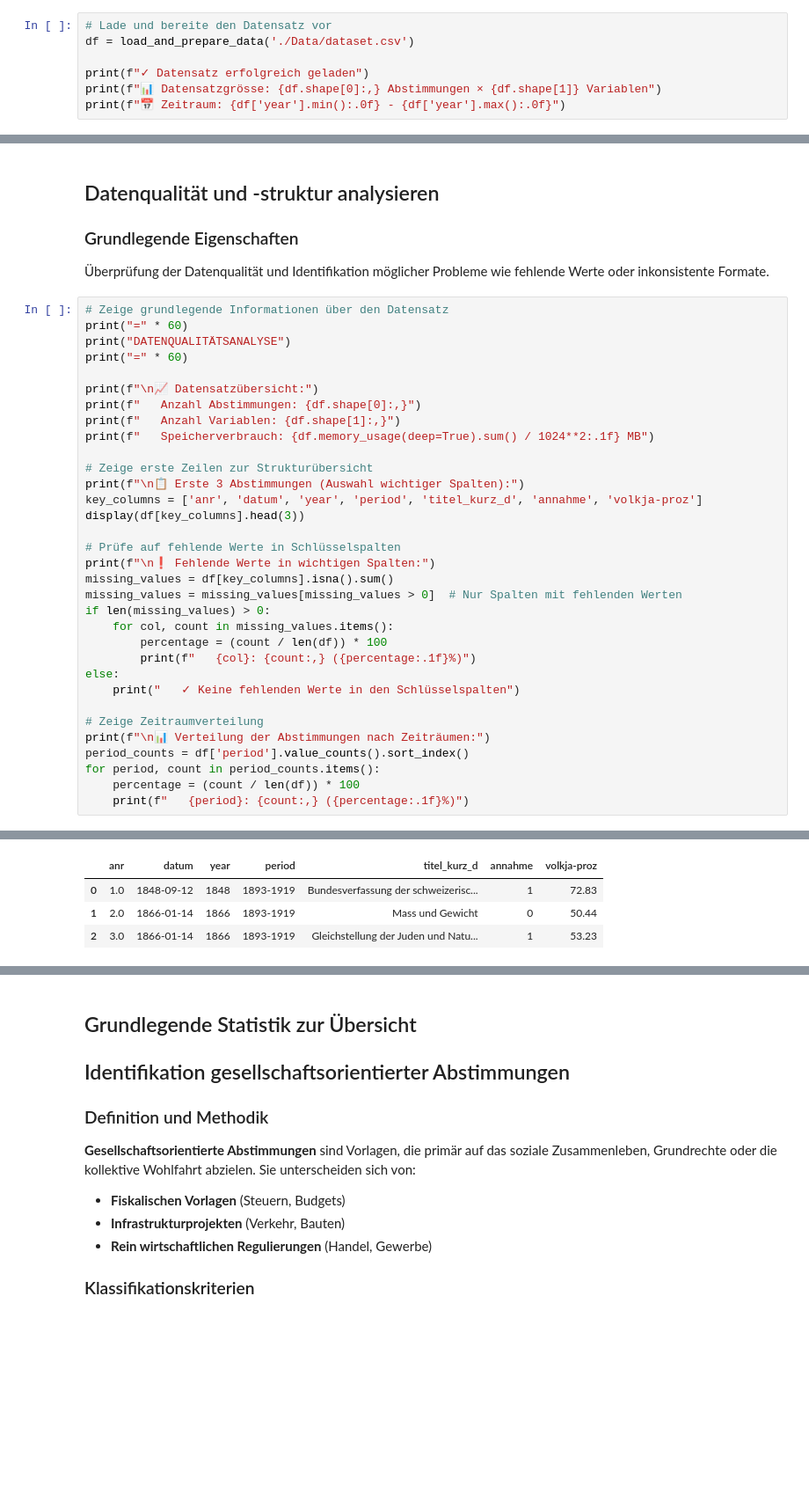
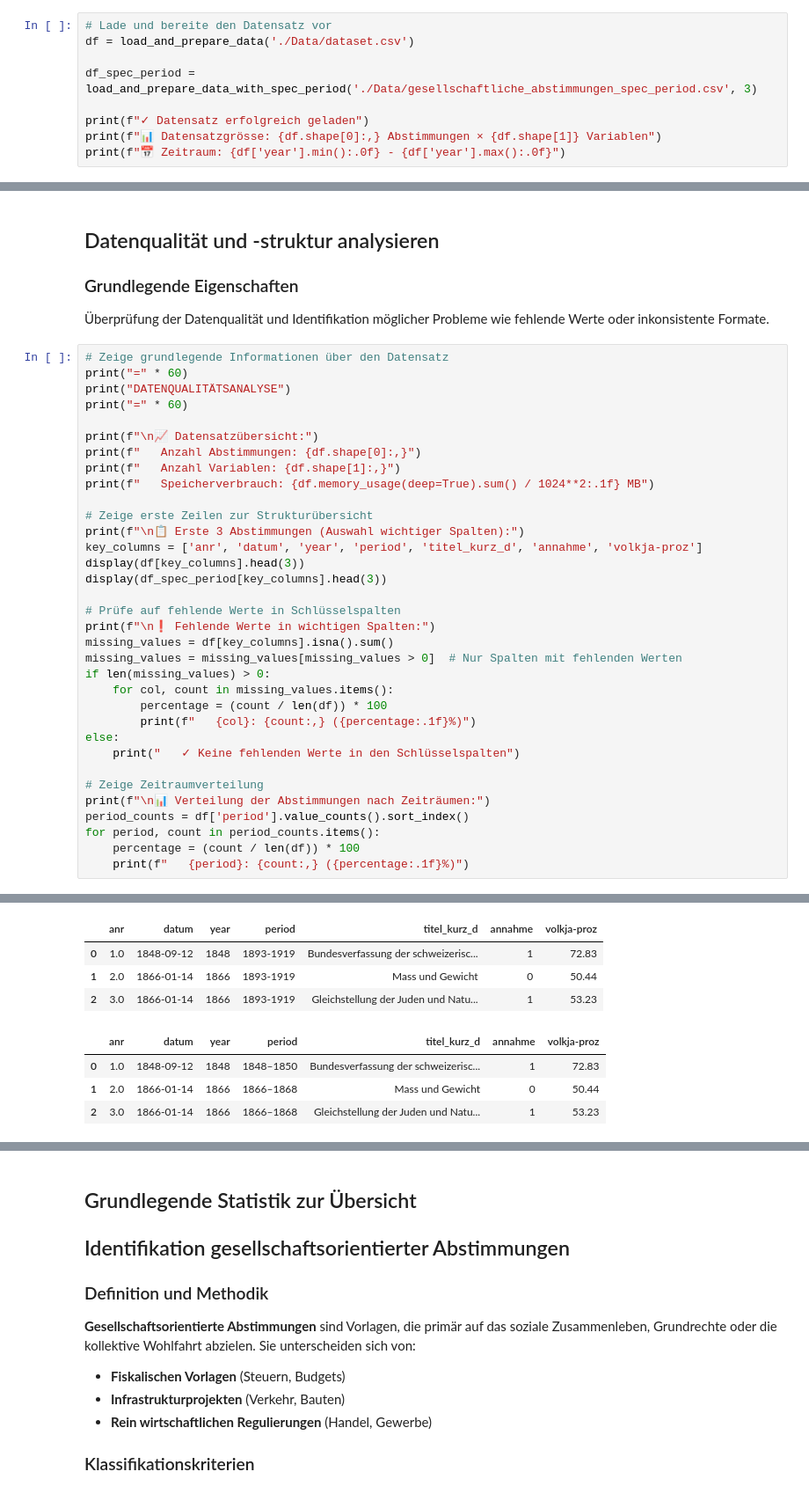
Before and after one commit to Roberto-info/CDA2-Demokratie-Challange, a Jupyter notebook: analyse_grob.ipynb, the cells around one changed output, grey strips where cells are left out. Shown at 88% size. Cells and saved outputs as stored; diff of their text form; blank space fills up the shorter version.

```diff
--- a/analyse_grob.ipynb
+++ b/analyse_grob.ipynb
@@ -116,6 +109,8 @@ Die CSV-Datei verwendet Semikolon als Trennzeichen und das schweizerische Datums
 # Lade und bereite den Datensatz vor
 df = load_and_prepare_data('./Data/dataset.csv')
 
+df_spec_period = load_and_prepare_data_with_spec_period('./Data/gesellschaftliche_abstimmungen_spec_period.csv', 3)
+
 print(f"✓ Datensatz erfolgreich geladen")
 print(f"📊 Datensatzgrösse: {df.shape[0]:,} Abstimmungen × {df.shape[1]} Variablen")
 print(f"📅 Zeitraum: {df['year'].min():.0f} - {df['year'].max():.0f}")
@@ -143,39 +138,44 @@ print(f"   Speicherverbrauch: {df.memory_usage(deep=True).sum() / 1024**2:.1f} M
 print(f"\n📋 Erste 3 Abstimmungen (Auswahl wichtiger Spalten):")
 key_columns = ['anr', 'datum', 'year', 'period', 'titel_kurz_d', 'annahme', 'volkja-proz']
 display(df[key_columns].head(3))
+display(df_spec_period[key_columns].head(3))
 
 # Prüfe auf fehlende Werte in Schlüsselspalten
 print(f"\n❗ Fehlende Werte in wichtigen Spalten:")
 missing_values = df[key_columns].isna().sum()
 missing_values = missing_values[missing_values > 0]  # Nur Spalten mit fehlenden Werten
 if len(missing_values) > 0:
     for col, count in missing_values.items():
         percentage = (count / len(df)) * 100
         print(f"   {col}: {count:,} ({percentage:.1f}%)")
 else:
     print("   ✓ Keine fehlenden Werte in den Schlüsselspalten")
 
 # Zeige Zeitraumverteilung
 print(f"\n📊 Verteilung der Abstimmungen nach Zeiträumen:")
 period_counts = df['period'].value_counts().sort_index()
 for period, count in period_counts.items():
     percentage = (count / len(df)) * 100
     print(f"   {period}: {count:,} ({percentage:.1f}%)")
 # %% [output]
 ============================================================
 DATENQUALITÄTSANALYSE
 ============================================================
 
 📈 Datensatzübersicht:
    Anzahl Abstimmungen: 696
    Anzahl Variablen: 876
    Speicherverbrauch: 16.6 MB
 
 📋 Erste 3 Abstimmungen (Auswahl wichtiger Spalten):
 |  | anr | datum | year | period | titel_kurz_d | annahme | volkja-proz |
 | 0 | 1.0 | 1848-09-12 | 1848 | 1893-1919 | Bundesverfassung der schweizerisc... | 1 | 72.83 |
 | 1 | 2.0 | 1866-01-14 | 1866 | 1893-1919 | Mass und Gewicht | 0 | 50.44 |
 | 2 | 3.0 | 1866-01-14 | 1866 | 1893-1919 | Gleichstellung der Juden und Natu... | 1 | 53.23 |
+|  | anr | datum | year | period | titel_kurz_d | annahme | volkja-proz |
+| 0 | 1.0 | 1848-09-12 | 1848 | 1848–1850 | Bundesverfassung der schweizerisc... | 1 | 72.83 |
+| 1 | 2.0 | 1866-01-14 | 1866 | 1866–1868 | Mass und Gewicht | 0 | 50.44 |
+| 2 | 3.0 | 1866-01-14 | 1866 | 1866–1868 | Gleichstellung der Juden und Natu... | 1 | 53.23 |
 ❗ Fehlende Werte in wichtigen Spalten:
    ✓ Keine fehlenden Werte in den Schlüsselspalten
 
```
Also changed, not shown: parts of 3 cells of this notebook, 2 other files.
